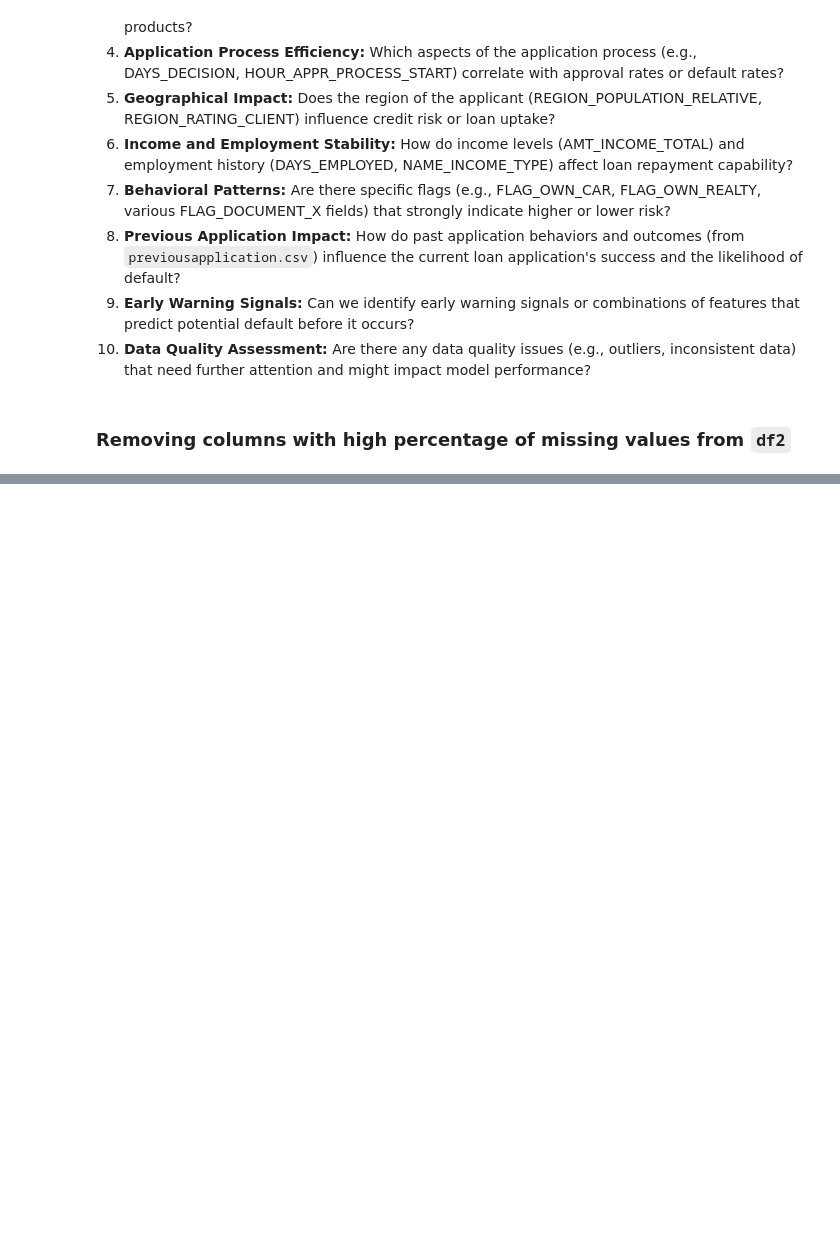
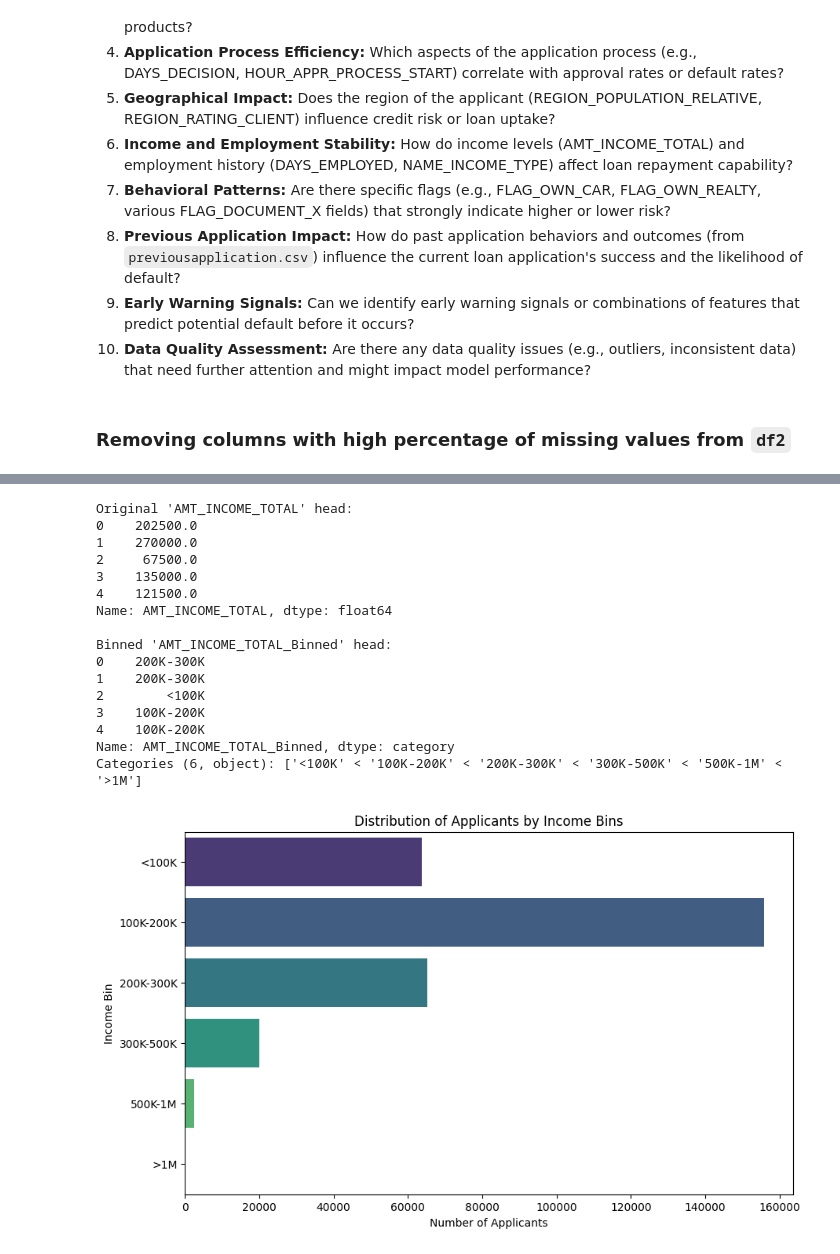
Before and after one commit to tirupari57/AI-Course, a Jupyter notebook: Credit_EDA_assignment_Approach.ipynb, the cells around one changed output, grey strips where cells are left out. Cells and saved outputs as stored; diff of their text form; code cells hidden in the pictures; blank space fills up the shorter version.

```diff
--- a/Credit_EDA_assignment_Approach.ipynb
+++ b/Credit_EDA_assignment_Approach.ipynb
@@ -163,3 +250,17 @@ df.loc[df.AMT_ANNUITY.isnull(), 'AMT_ANNUITY'] = median ()
+# %%
+df.head(5)
+# Display the missing percentage for AMT_ANNUITY to confirm imputation
+print("Missing percentage for 'AMT_ANNUITY' before imputation:")
+display(df['AMT_ANNUITY'].isnull().sum() / len(df) * 100)
+# Calculate the median of AMT_ANNUITY
+median_amt_annuity = df['AMT_ANNUITY'].median()
+print(median_amt_annuity)
+# Impute missing values in AMT_ANNUITY with its median
+df['AMT_ANNUITY'].fillna(median_amt_annuity, inplace=True)
+
+# Display the missing percentage for AMT_ANNUITY to confirm imputation
+print("Missing percentage for 'AMT_ANNUITY' after imputation:")
+display(df['AMT_ANNUITY'].isnull().sum() / len(df) * 100)
 # %%
 ### study the values of columns for nulls - >
 ### there are few columns with values like NAN, NaN, XNA, XA -> Junk values ( filter these rows out if the junk values are more > 30% ) If it is less, see if you can impute
@@ -194,3 +458,44 @@ pd.cut(df.var_name, bins, labels = l)
+# %%
+### Some variables like Income, Credit History etc would be better to be analysed using bins - create 10/15 bins for this
+
+# Example for 'AMT_INCOME_TOTAL'
+# Define appropriate bins and labels for income
+bins = [0, 100000, 200000, 300000, 500000, 1000000, np.inf] # Using numpy.inf for the upper bound
+labels = ['<100K', '100K-200K', '200K-300K', '300K-500K', '500K-1M', '>1M']
+
+# Create a new binned column for income total
+df['AMT_INCOME_TOTAL_Binned'] = pd.cut(df['AMT_INCOME_TOTAL'], bins=bins, labels=labels, right=False)
+
+print("Original 'AMT_INCOME_TOTAL' head:")
+print(df['AMT_INCOME_TOTAL'].head())
+print("\nBinned 'AMT_INCOME_TOTAL_Binned' head:")
+print(df['AMT_INCOME_TOTAL_Binned'].head())
+
+# You can now analyze the distribution of this binned column
+plt.figure(figsize=(10, 6))
+sns.countplot(y=df['AMT_INCOME_TOTAL_Binned'], order=labels, palette='viridis')
+plt.title('Distribution of Applicants by Income Bins')
+plt.xlabel('Number of Applicants')
+plt.ylabel('Income Bin')
+plt.show()
+# %% [output]
+Original 'AMT_INCOME_TOTAL' head:
+0    202500.0
+1    270000.0
+2     67500.0
+3    135000.0
+4    121500.0
+Name: AMT_INCOME_TOTAL, dtype: float64
+
+Binned 'AMT_INCOME_TOTAL_Binned' head:
+0    200K-300K
+1    200K-300K
+2        <100K
+3    100K-200K
+4    100K-200K
+Name: AMT_INCOME_TOTAL_Binned, dtype: category
+Categories (6, object): ['<100K' < '100K-200K' < '200K-300K' < '300K-500K' < '500K-1M' < '>1M']
+[figure, added]
 # %%
 ### Class Imbalance
 
```
Also changed, not shown: parts of 30 cells of this notebook.
